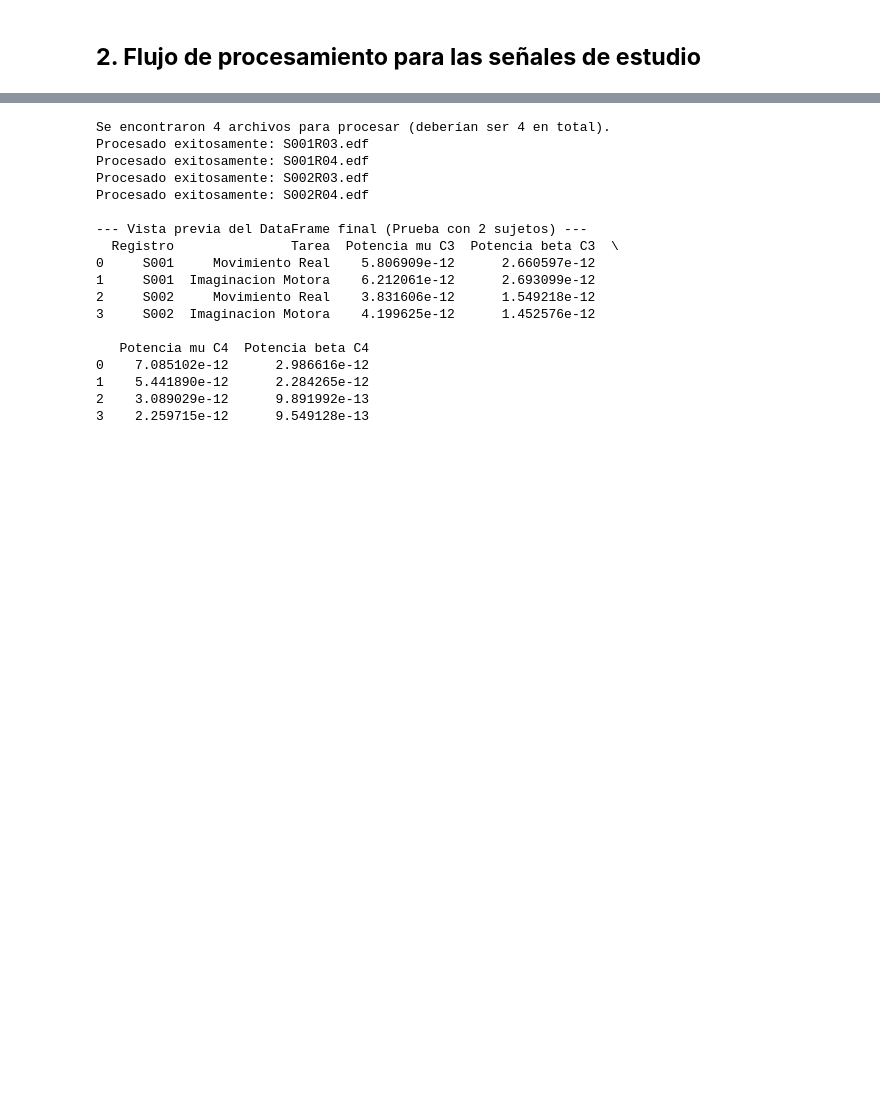
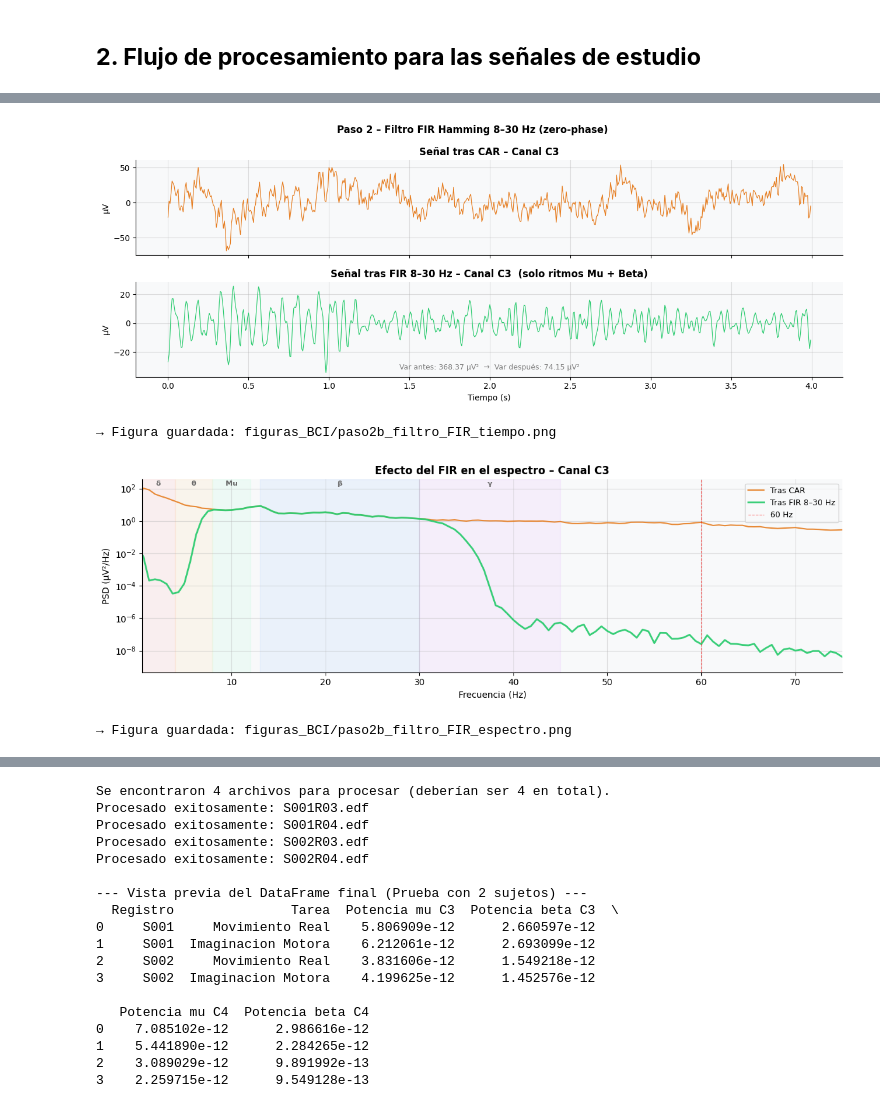
Before and after one commit to CamilaMontiel2510/PROYECTO_EEG_BCI_1, a Jupyter notebook: PROYECTO_1_BCI.ipynb, the cells around one changed output, grey strips where cells are left out. Drawn from its saved outputs; the diff is of its cells as text; code cells hidden in the pictures; blank space fills up the shorter version.

```diff
--- a/PROYECTO_1_BCI.ipynb
+++ b/PROYECTO_1_BCI.ipynb
@@ -788,0 +462,80 @@ if __name__ == '__main__':
+# %%
+from scipy.signal import filtfilt
+
+def aplicar_filtro_FIR(raw_car, l_freq=L_FREQ, h_freq=H_FREQ):
+    """
+    Paso 2: Filtro FIR pasa-banda (8-30 Hz), zero-phase (filtfilt).
+    Usa MNE internamente que aplica filtfilt con ventana de Hamming.
+    Retorna una copia filtrada del objeto raw.
+    """
+    raw_filt = raw_car.copy().filter(
+        l_freq=l_freq, h_freq=h_freq,
+        method='fir',         # FIR con ventana
+        fir_window='hamming', # ventana de Hamming
+        phase='zero',         # zero-phase (filtfilt internamente)
+        verbose='WARNING'
+    )
+    return raw_filt
+
+# ── Aplicar el filtro FIR al archivo de referencia ──────────────────
+raw_filt_ref = aplicar_filtro_FIR(raw_car_ref)
+
+# ── Comparación en el tiempo ─────────────────────────────────────────
+canal_plot = 'C3'
+i0, i1 = int(20 * sfreq), int(24 * sfreq)
+t_plot  = np.arange(i1 - i0) / sfreq
+
+idx_c = raw_car_ref.ch_names.index(canal_plot)
+sig_car  = raw_car_ref.get_data()[idx_c, i0:i1] * 1e6
+sig_filt = raw_filt_ref.get_data()[idx_c, i0:i1] * 1e6
+
+fig, axes = plt.subplots(2, 1, figsize=(13, 5), sharex=True)
+axes[0].plot(t_plot, sig_car,  color='#E67E22', lw=0.9, label='Tras CAR')
+axes[0].set_title(f'Señal tras CAR – Canal {canal_plot}', fontweight='bold')
+axes[0].set_ylabel('µV')
+
+axes[1].plot(t_plot, sig_filt, color='#2ECC71', lw=0.9, label='Tras FIR 8-30 Hz')
+axes[1].set_title(f'Señal tras FIR 8–30 Hz – Canal {canal_plot}  (solo ritmos Mu + Beta)', fontweight='bold')
+axes[1].set_ylabel('µV'); axes[1].set_xlabel('Tiempo (s)')
+
+# Mostrar el efecto del filtro calculando potencia en banda no motora
+pot_antes = np.var(sig_car)
+pot_desp  = np.var(sig_filt)
+axes[1].annotate(
+    f'Var antes: {pot_antes:.2f} µV²  →  Var después: {pot_desp:.2f} µV²',
+    xy=(0.5, 0.08), xycoords='axes fraction', ha='center', fontsize=9, color='gray'
+)
+
+fig.suptitle('Paso 2 – Filtro FIR Hamming 8–30 Hz (zero-phase)', fontsize=12, fontweight='bold')
+plt.tight_layout()
+plt.savefig('figuras_BCI/paso2b_filtro_FIR_tiempo.png', dpi=150, bbox_inches='tight')
+plt.show()
+print("→ Figura guardada: figuras_BCI/paso2b_filtro_FIR_tiempo.png")
+
+# ── Efecto en el espectro ────────────────────────────────────────────
+f_s, p_car  = sp_signal.welch(raw_car_ref.get_data()[idx_c],  fs=sfreq, nperseg=256)
+f_s, p_filt = sp_signal.welch(raw_filt_ref.get_data()[idx_c], fs=sfreq, nperseg=256)
+
+fig, ax = plt.subplots(figsize=(12, 4))
+ax.semilogy(f_s, p_car  * 1e12, color='#E67E22', lw=1.5, label='Tras CAR',          alpha=0.9)
+ax.semilogy(f_s, p_filt * 1e12, color='#2ECC71', lw=2.0, label='Tras FIR 8–30 Hz', alpha=0.95)
+
+bandas_shade = [(0.5,4,'#FFB3B3','δ'),(4,8,'#FFD9A0','θ'),
+                (8,12,'#B3FFD9','Mu'),(13,30,'#A0C4FF','β'),(30,45,'#E8B3FF','γ')]
+for f0,f1,col,lbl in bandas_shade:
+    ax.axvspan(f0, f1, alpha=0.15, color=col)
+    ax.text((f0+f1)/2, p_car[f_s<f1].max()*1e12*1.5 if any(f_s<f1) else 1,
+            lbl, ha='center', fontsize=8, color='dimgray', fontweight='bold')
+ax.axvline(60, color='red', lw=0.8, ls='--', alpha=0.5, label='60 Hz')
+ax.set_xlim([0.5, 75]); ax.set_xlabel('Frecuencia (Hz)'); ax.set_ylabel('PSD (µV²/Hz)')
+ax.set_title(f'Efecto del FIR en el espectro – Canal {canal_plot}', fontweight='bold')
+ax.legend(fontsize=9)
+plt.tight_layout()
+plt.savefig('figuras_BCI/paso2b_filtro_FIR_espectro.png', dpi=150, bbox_inches='tight')
+plt.show()
+print("→ Figura guardada: figuras_BCI/paso2b_filtro_FIR_espectro.png")
+# %% [output]
+[figure, added]
+→ Figura guardada: figuras_BCI/paso2b_filtro_FIR_tiempo.png
+[figure, added]
+→ Figura guardada: figuras_BCI/paso2b_filtro_FIR_espectro.png
```
Also changed, not shown: parts of 22 cells of this notebook.
